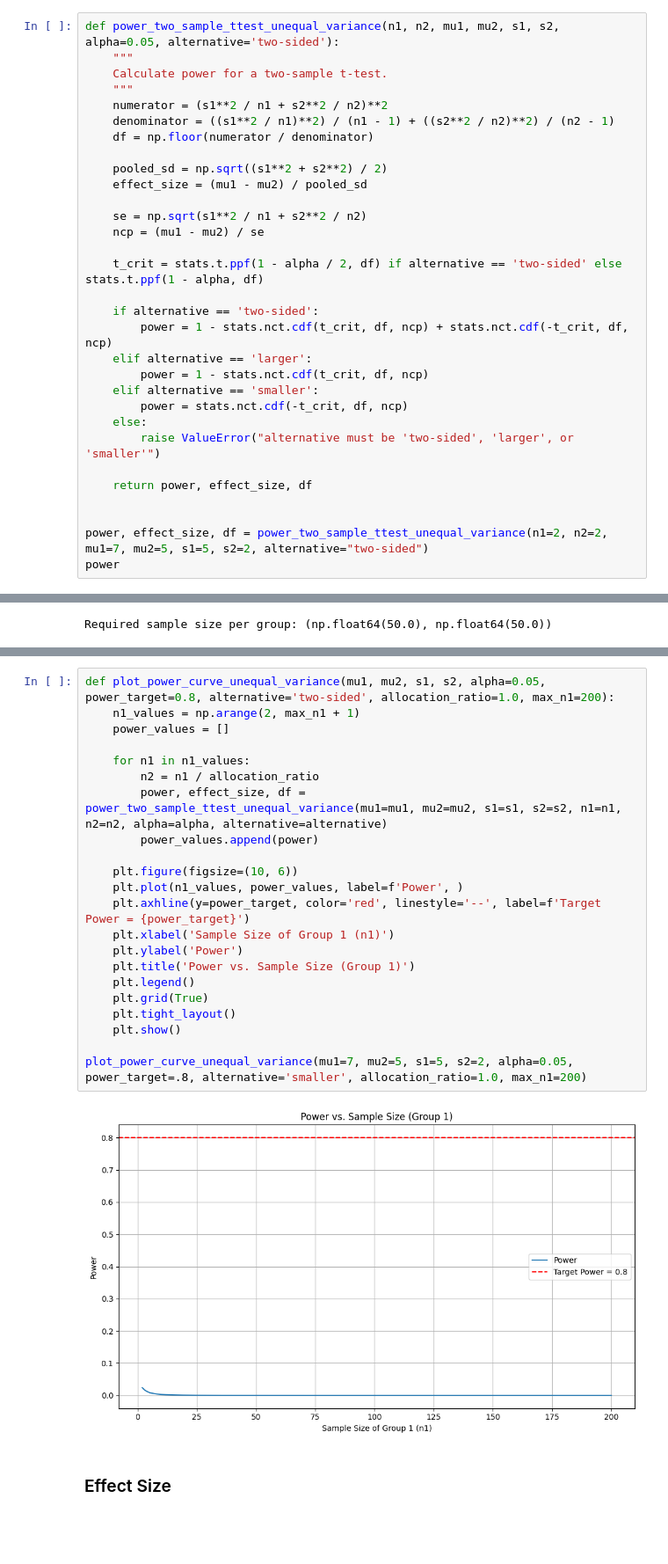
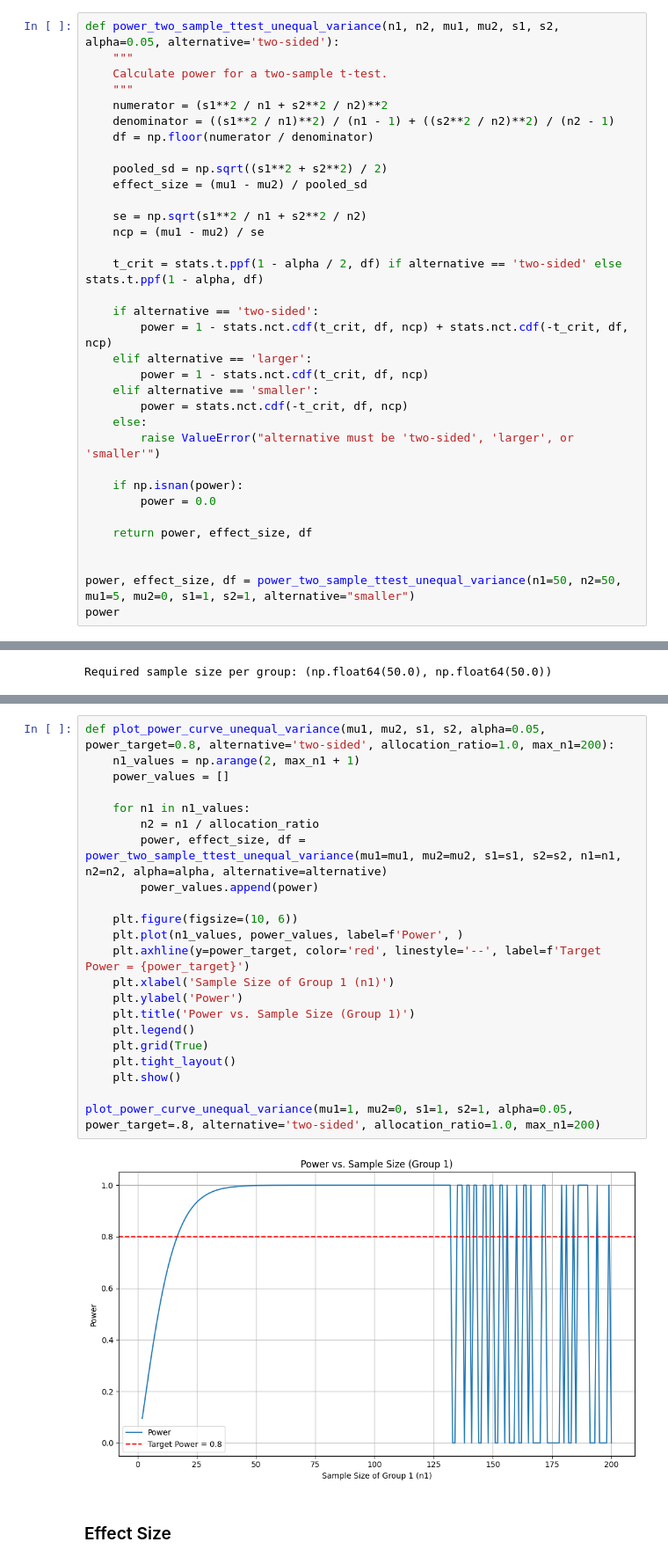
Before and after one commit to Ryan-DeStefano/Power-Calculator, a Jupyter notebook: power.ipynb, the cells around one changed output, grey strips where cells are left out. Shown at 88% size. Cells and saved outputs as stored; diff of their text form; blank space fills up the shorter version.

```diff
--- a/power.ipynb
+++ b/power.ipynb
@@ -47,9 +50,12 @@ def power_two_sample_ttest_unequal_variance(n1, n2, mu1, mu2, s1, s2, alpha=0.05
     else:
         raise ValueError("alternative must be 'two-sided', 'larger', or 'smaller'")
 
+    if np.isnan(power):
+        power = 0.0
+
     return power, effect_size, df
 
 
-power, effect_size, df = power_two_sample_ttest_unequal_variance(n1=2, n2=2, mu1=7, mu2=5, s1=5, s2=2, alternative="two-sided")
+power, effect_size, df = power_two_sample_ttest_unequal_variance(n1=50, n2=50, mu1=5, mu2=0, s1=1, s2=1, alternative="smaller")
 power
 # %% [output]
@@ -201,26 +211,26 @@ plot_power_curve_equal_variance(effect_size=0.5, alpha=0.05, power_target=.8, al
 # %%
 def plot_power_curve_unequal_variance(mu1, mu2, s1, s2, alpha=0.05, power_target=0.8, alternative='two-sided', allocation_ratio=1.0, max_n1=200):
     n1_values = np.arange(2, max_n1 + 1)
     power_values = []
 
     for n1 in n1_values:
         n2 = n1 / allocation_ratio
         power, effect_size, df = power_two_sample_ttest_unequal_variance(mu1=mu1, mu2=mu2, s1=s1, s2=s2, n1=n1, n2=n2, alpha=alpha, alternative=alternative)
         power_values.append(power)
 
     plt.figure(figsize=(10, 6))
     plt.plot(n1_values, power_values, label=f'Power', )
     plt.axhline(y=power_target, color='red', linestyle='--', label=f'Target Power = {power_target}')
     plt.xlabel('Sample Size of Group 1 (n1)')
     plt.ylabel('Power')
     plt.title('Power vs. Sample Size (Group 1)')
     plt.legend()
     plt.grid(True)
     plt.tight_layout()
     plt.show()
 
-plot_power_curve_unequal_variance(mu1=7, mu2=5, s1=5, s2=2, alpha=0.05, power_target=.8, alternative='smaller', allocation_ratio=1.0, max_n1=200)
+plot_power_curve_unequal_variance(mu1=1, mu2=0, s1=1, s2=1, alpha=0.05, power_target=.8, alternative='two-sided', allocation_ratio=1.0, max_n1=200)
 # %% [output]
-[figure, old version]
+[figure, new version]
 # %% [markdown]
 ### Effect Size
```
Also changed, not shown: parts of 4 cells of this notebook, 1 other file.
